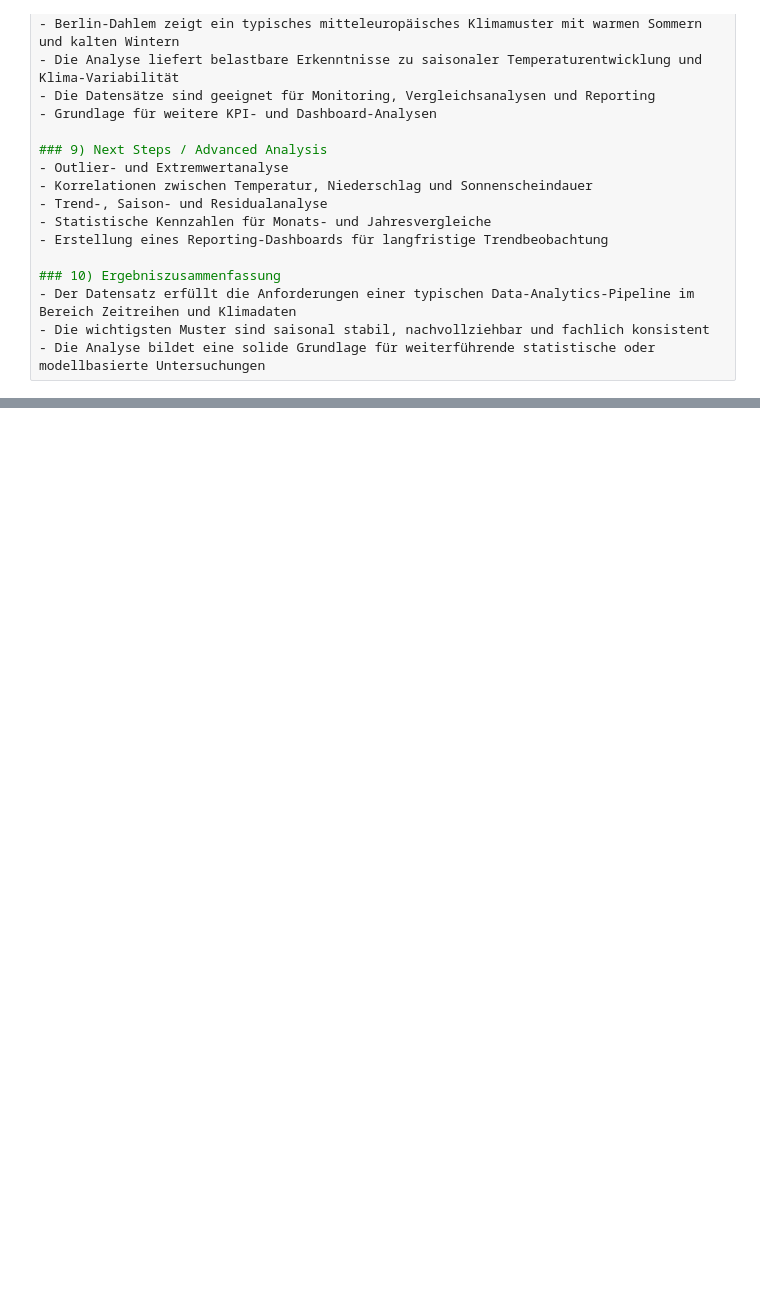
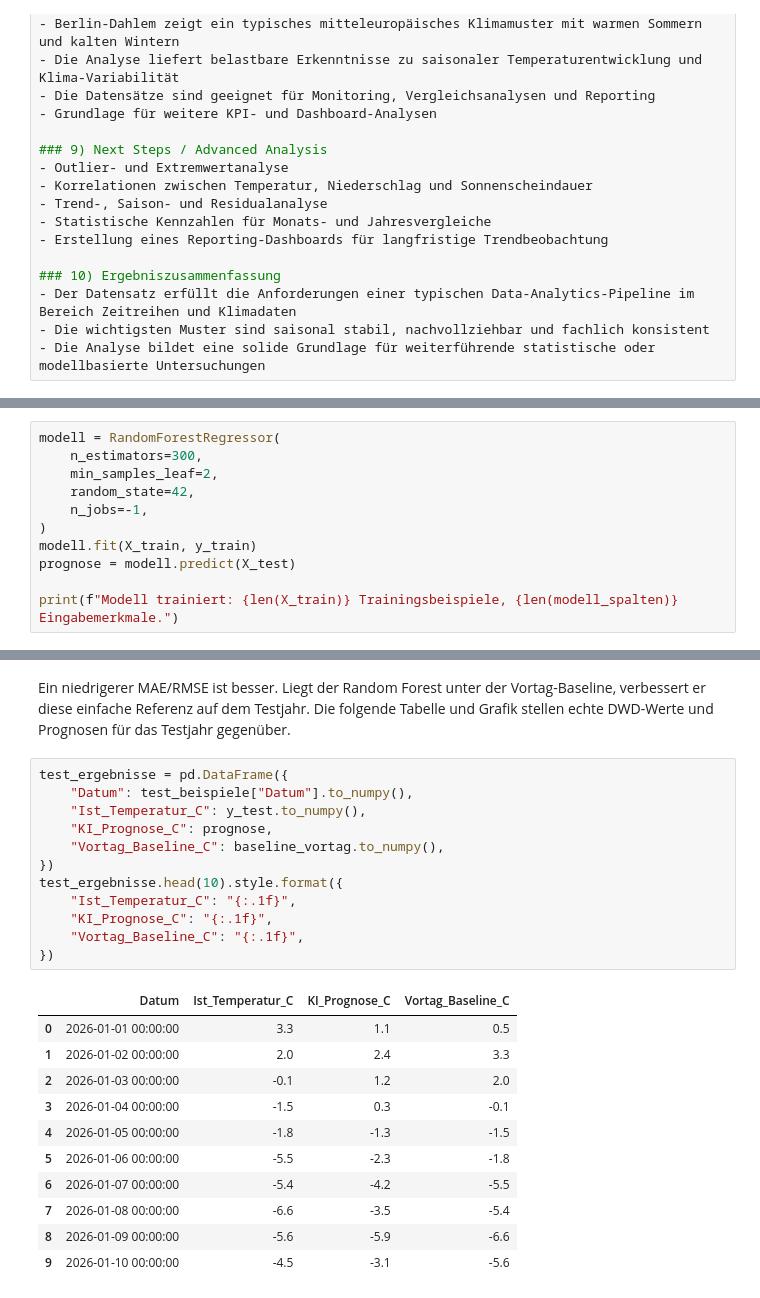
Before and after one commit to LisetteHoldack/AI_Uebung, a Jupyter notebook: Berlin_DWD_Daten_2020_bis_heute.ipynb, the cells around one changed output, grey strips where cells are left out. Drawn from its saved outputs; the diff is of its cells as text; blank space fills up the shorter version.

```diff
--- a/Berlin_DWD_Daten_2020_bis_heute.ipynb
+++ b/Berlin_DWD_Daten_2020_bis_heute.ipynb
@@ -353,0 +425,11 @@ Winter/Sommer-Verhältnis: 1.65
+# %%
+modell = RandomForestRegressor(
+    n_estimators=300,
+    min_samples_leaf=2,
+    random_state=42,
+    n_jobs=-1,
+)
+modell.fit(X_train, y_train)
+prognose = modell.predict(X_test)
+
+print(f"Modell trainiert: {len(X_train)} Trainingsbeispiele, {len(modell_spalten)} Eingabemerkmale.")
@@ -353,0 +469,26 @@ Winter/Sommer-Verhältnis: 1.65
+# %% [markdown]
+Ein niedrigerer MAE/RMSE ist besser. Liegt der Random Forest unter der Vortag-Baseline, verbessert er diese einfache Referenz auf dem Testjahr. Die folgende Tabelle und Grafik stellen echte DWD-Werte und Prognosen für das Testjahr gegenüber.
+# %%
+test_ergebnisse = pd.DataFrame({
+    "Datum": test_beispiele["Datum"].to_numpy(),
+    "Ist_Temperatur_C": y_test.to_numpy(),
+    "KI_Prognose_C": prognose,
+    "Vortag_Baseline_C": baseline_vortag.to_numpy(),
+})
+test_ergebnisse.head(10).style.format({
+    "Ist_Temperatur_C": "{:.1f}",
+    "KI_Prognose_C": "{:.1f}",
+    "Vortag_Baseline_C": "{:.1f}",
+})
+# %% [output]
+|  | Datum | Ist_Temperatur_C | KI_Prognose_C | Vortag_Baseline_C |
+| 0 | 2026-01-01 00:00:00 | 3.3 | 1.1 | 0.5 |
+| 1 | 2026-01-02 00:00:00 | 2.0 | 2.4 | 3.3 |
+| 2 | 2026-01-03 00:00:00 | -0.1 | 1.2 | 2.0 |
+| 3 | 2026-01-04 00:00:00 | -1.5 | 0.3 | -0.1 |
+| 4 | 2026-01-05 00:00:00 | -1.8 | -1.3 | -1.5 |
+| 5 | 2026-01-06 00:00:00 | -5.5 | -2.3 | -1.8 |
+| 6 | 2026-01-07 00:00:00 | -5.4 | -4.2 | -5.5 |
+| 7 | 2026-01-08 00:00:00 | -6.6 | -3.5 | -5.4 |
+| 8 | 2026-01-09 00:00:00 | -5.6 | -5.9 | -6.6 |
+| 9 | 2026-01-10 00:00:00 | -4.5 | -3.1 | -5.6 |
```
Also changed, not shown: parts of 15 cells of this notebook.
